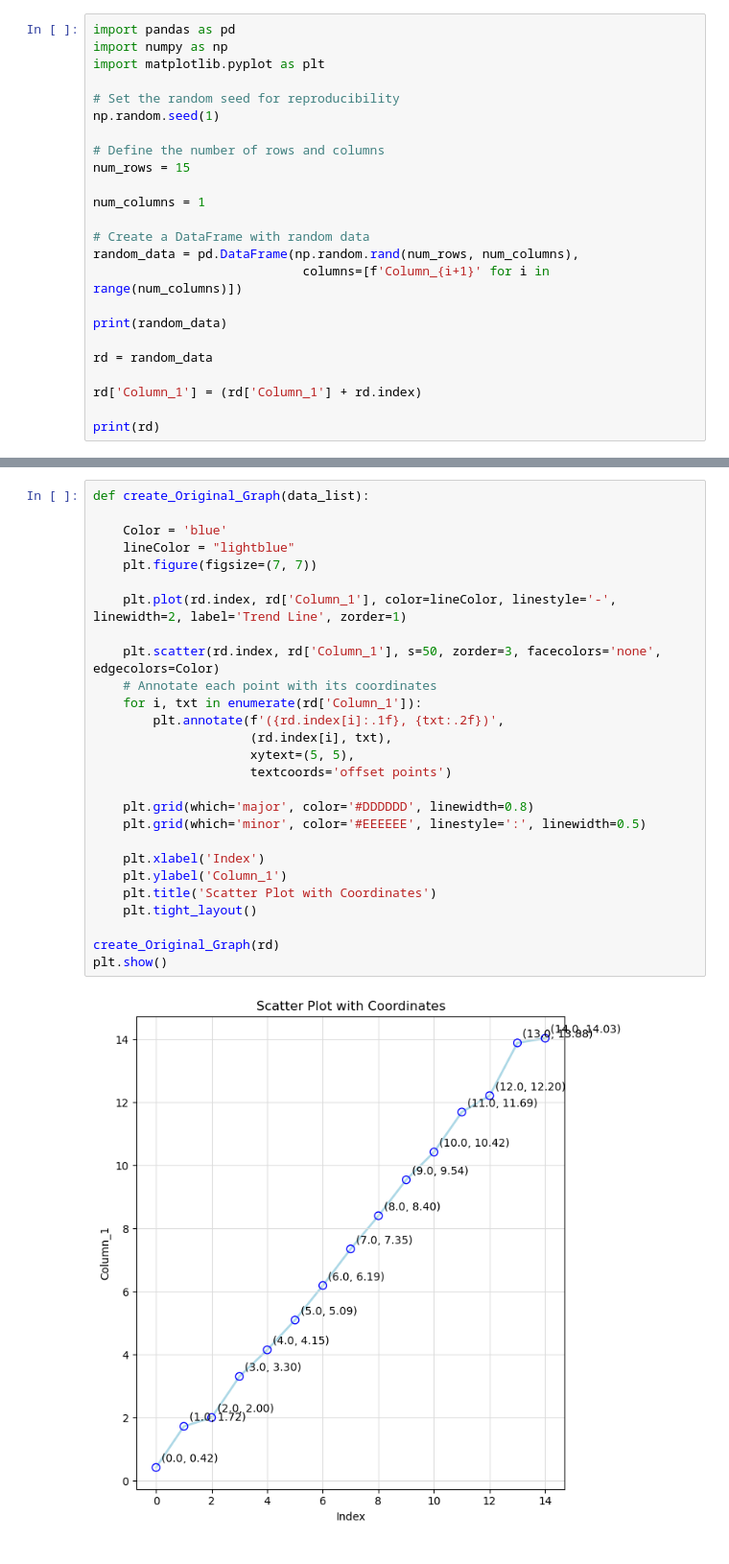
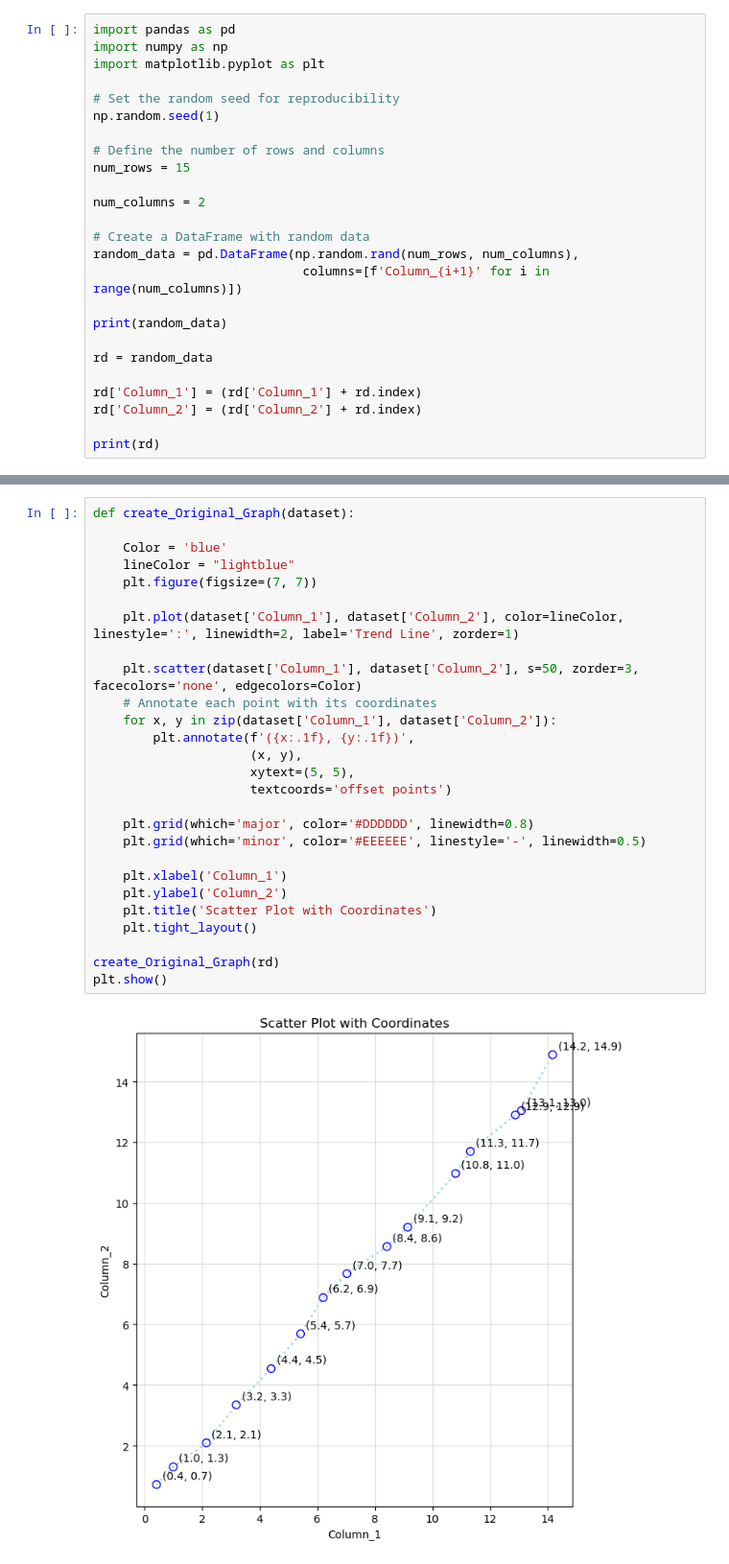
Before and after one commit to WhatCharlie/TestingMLAlgorithms, a Jupyter notebook: Testing Simple Linear Regression.ipynb, the cells around one changed output, grey strips where cells are left out. Shown at 96% size. Saved outputs shown, nothing was run; the diff lists cells and outputs as text.

```diff
--- a/Testing Simple Linear Regression.ipynb
+++ b/Testing Simple Linear Regression.ipynb
@@ -9,7 +9,7 @@ np.random.seed(1)
 # Define the number of rows and columns
 num_rows = 15
 
-num_columns = 1
+num_columns = 2
 
 # Create a DataFrame with random data
 random_data = pd.DataFrame(np.random.rand(num_rows, num_columns),
@@ -20,6 +20,7 @@ print(random_data)
 rd = random_data
 
 rd['Column_1'] = (rd['Column_1'] + rd.index)
+rd['Column_2'] = (rd['Column_2'] + rd.index)
 
 print(rd)
 # %% [output]
@@ -43,30 +44,30 @@ print(rd)
 # %%
-def create_Original_Graph(data_list):
+def create_Original_Graph(dataset):
 
     Color = 'blue'
     lineColor = "lightblue"
     plt.figure(figsize=(7, 7))
 
-    plt.plot(rd.index, rd['Column_1'], color=lineColor, linestyle='-', linewidth=2, label='Trend Line', zorder=1)
+    plt.plot(dataset['Column_1'], dataset['Column_2'], color=lineColor, linestyle=':', linewidth=2, label='Trend Line', zorder=1)
 
-    plt.scatter(rd.index, rd['Column_1'], s=50, zorder=3, facecolors='none', edgecolors=Color)
+    plt.scatter(dataset['Column_1'], dataset['Column_2'], s=50, zorder=3, facecolors='none', edgecolors=Color)
     # Annotate each point with its coordinates
-    for i, txt in enumerate(rd['Column_1']):
-        plt.annotate(f'({rd.index[i]:.1f}, {txt:.2f})',
-                     (rd.index[i], txt),
+    for x, y in zip(dataset['Column_1'], dataset['Column_2']):
+        plt.annotate(f'({x:.1f}, {y:.1f})',
+                     (x, y),
                      xytext=(5, 5),
                      textcoords='offset points')
 
     plt.grid(which='major', color='#DDDDDD', linewidth=0.8)
-    plt.grid(which='minor', color='#EEEEEE', linestyle=':', linewidth=0.5)
+    plt.grid(which='minor', color='#EEEEEE', linestyle='-', linewidth=0.5)
 
-    plt.xlabel('Index')
-    plt.ylabel('Column_1')
+    plt.xlabel('Column_1')
+    plt.ylabel('Column_2')
     plt.title('Scatter Plot with Coordinates')
     plt.tight_layout()
 
 create_Original_Graph(rd)
 plt.show()
 # %% [output]
-[figure, old version]
+[figure, new version]
 # %%
```
Also changed, not shown: parts of 13 cells of this notebook.
